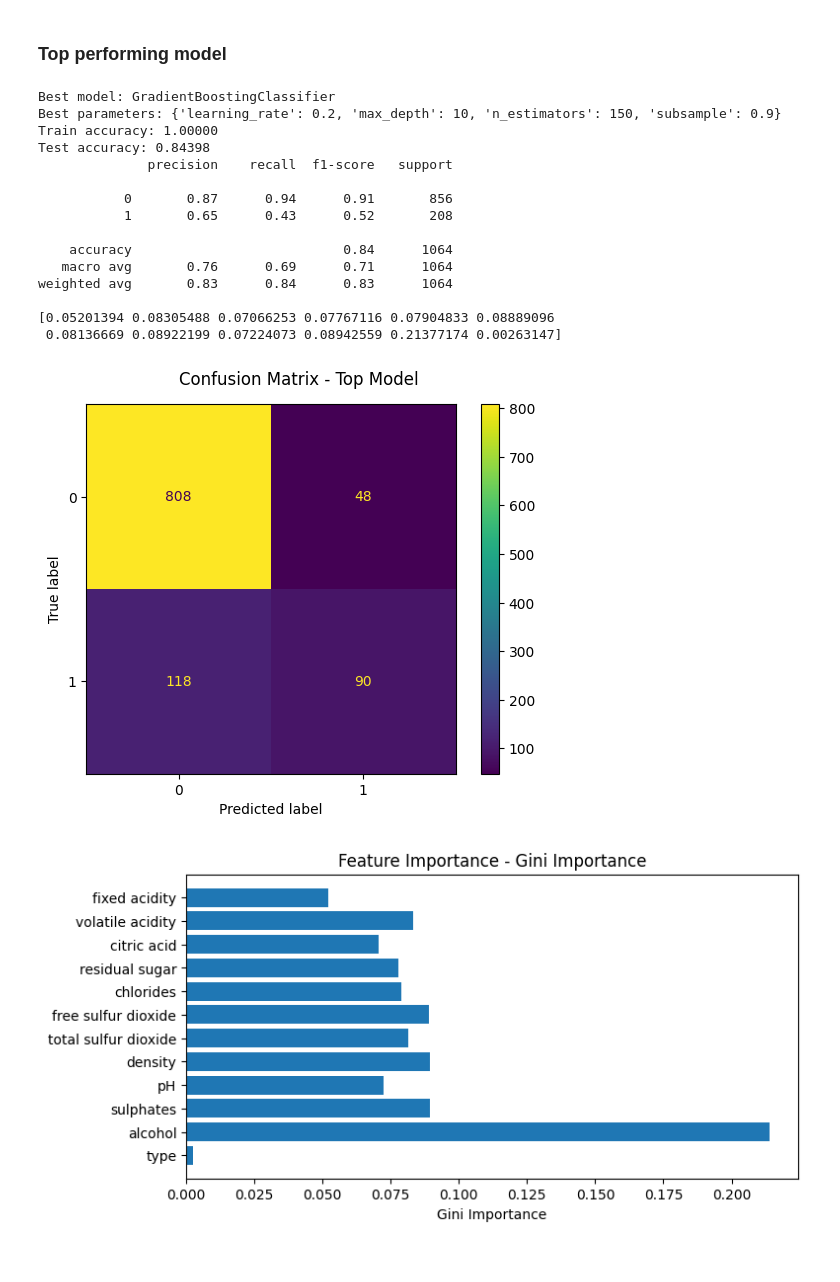
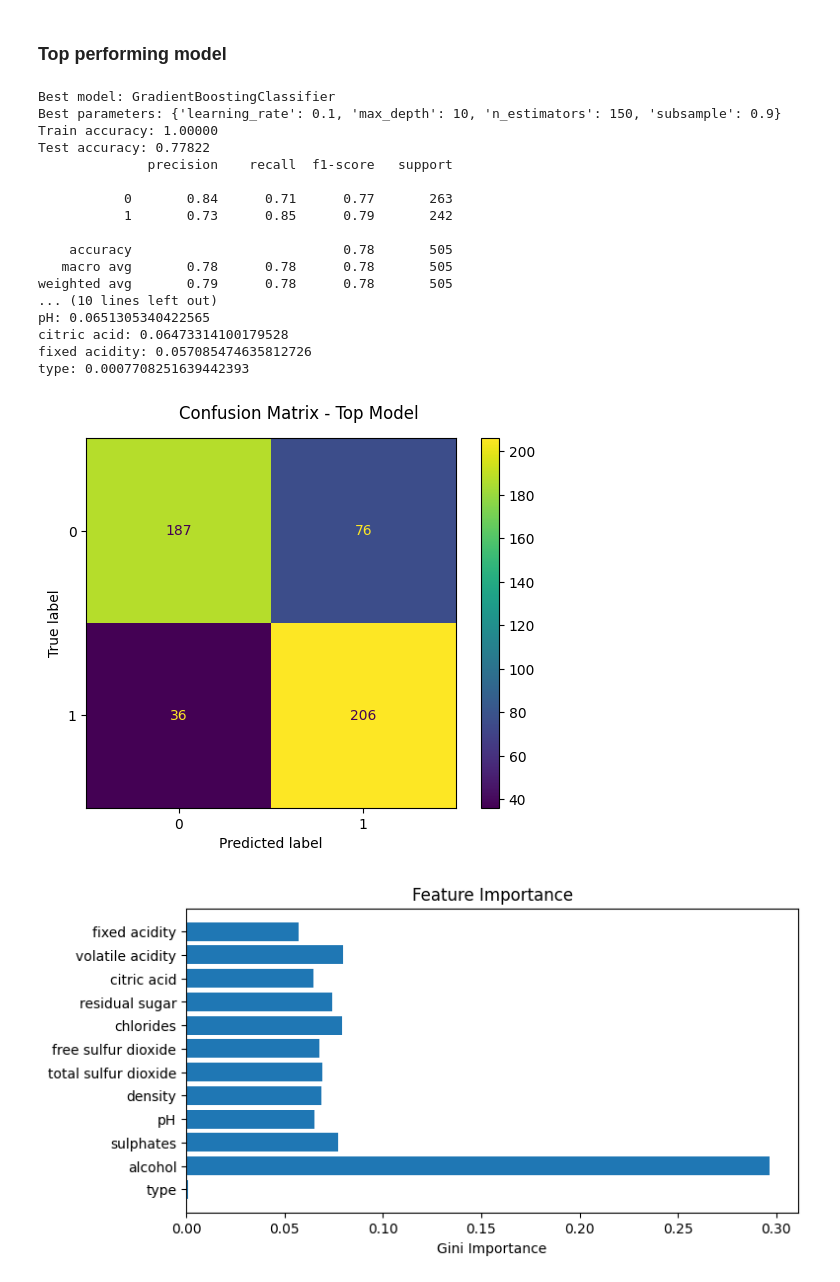
Before and after one commit to addocolo/WineQuality, a Jupyter notebook: Wine Quality Final.ipynb, the cells around one changed output. Drawn from its saved outputs; the diff is of its cells as text; code cells hidden in the pictures.

```diff
--- a/Wine Quality Final.ipynb
+++ b/Wine Quality Final.ipynb
@@ -225,20 +215,32 @@ Each model was chosen to offer a mix of linear, tree-based, and instance-based a
 # %%
 clf_models = {
-    'Logistic Regression': LogisticRegression(),
-    'Random Forest Classifier': RandomForestClassifier(random_state=42),
+    'Logistic Regression': LogisticRegression(class_weight='balanced'),
+    'Random Forest Classifier': RandomForestClassifier(class_weight='balanced', random_state=42),
     'KNN Classifier': KNeighborsClassifier(),
     'Gradient Boosting Classifier': GradientBoostingClassifier(random_state=42)
 }
 
+from sklearn.metrics import precision_score, recall_score, f1_score, auc, roc_auc_score, precision_recall_curve
 for model_name, model in clf_models.items():
-    model.fit(X_train, y_train)
+    if model_name == 'KNN Classifier':
+        model.fit(X_train, y_train)
+    else:
+        model.fit(X_train, y_train) #, sample_weight=weights)
 
     yp_train = model.predict(X_train)
     yp_test = model.predict(X_test)
 
     print(f"{model_name}:")
-    print(f"\ttrain accuracy: {accuracy_score(y_train, yp_train):.5f}")
-    print(f"\ttest accuracy:  {accuracy_score(y_test, yp_test):.5f}")
+    accuracy = accuracy_score(y_test, yp_test)
+    precision = precision_score(y_test, yp_test)
+    recall = recall_score(y_test, yp_test)
+    f1 = f1_score(y_test, yp_test)
+    roc_auc = roc_auc_score(y_test, yp_test)
+    print(f"\tAccuracy:   {accuracy:.5f}")
+    print(f"\tPrecision:  {precision:.5f}")
+    print(f"\tRecall:     {recall:.5f}")
+    print(f"\tF1 score:   {f1:.5f}")
+    print(f"\tROC-AUC:    {roc_auc:.5f}")
     print()
 # %% [output]
 Logistic Regression:
@@ -323,7 +334,7 @@ import time
 for name, info in clf_grid.items():
     start = time.time()
     print(f"Running {name} grid search", end='')
-    grid = GridSearchCV(info['base_model'], param_grid=info['param_grid'], return_train_score=True, cv=kf, n_jobs=n_jobs, verbose=3, scoring='accuracy')
+    grid = GridSearchCV(info['base_model'], param_grid=info['param_grid'], return_train_score=True, cv=kf, n_jobs=n_jobs, scoring='f1')
     grid.fit(X_train, y_train)
     info['grid'] = grid
     print(f"... {time.time()-start:0.2f}s")
@@ -386,14 +407,15 @@ After identifying the best-performing model overall, we conducted a detailed ana
 # %%
 # Top models by type
 print("Top Models of Each Type:")
-display(classifier_df.loc[classifier_df.groupby('model')['mean_test_score'].idxmax()].head())
+classifier_df = classifier_df.sort_values('mean_test_score', ascending=False)
+display(classifier_df.loc[classifier_df.groupby('model')['mean_test_score'].idxmax()].sort_values('mean_test_score', ascending=False).head())
 
 # Box plot of model performance by type
 plt.figure(figsize=(10, 6))
 sns.boxplot(x='model', y='mean_test_score', data=classifier_df)
-plt.title(f'Box Plot of {kf.get_n_splits()}-fold Mean Test Accuracy Scores - Classifiers')
+plt.title(f'Box Plot of {kf.get_n_splits()}-fold Mean F1 Scores - Classifiers')
 plt.xlabel('Model')
-plt.ylabel('Mean Test Accuracy')
+plt.ylabel('Mean F1')
 plt.show()
 # %% [output]
 Top Models of Each Type:
@@ -413,45 +435,49 @@ model_clf.set_params(**best_clf_params).fit(X_train, y_train)
 
 # Predict
 yp_train = model_clf.predict(X_train)
 yp_test = model_clf.predict(X_test)
 
 # Report model performance on train and test sets
 print(f"Best model: {type(model_clf).__name__}")
 print(f"Best parameters: {clf_grid[best_clf_name]['grid'].best_params_}")
 print(f"Train accuracy: {accuracy_score(y_train, yp_train):.5f}")
 print(f"Test accuracy: {accuracy_score(y_test, yp_test):.5f}")
 print(classification_report(y_test, yp_test))
+print()
 
 # Display test results in confusion matrix
 cm = confusion_matrix(y_test, yp_test)
 cmd = ConfusionMatrixDisplay(cm).plot();
 plt.suptitle("Confusion Matrix - Top Model", y=0.95)
 
 # Bar plot of feature importance from best model
-print(model_clf.feature_importances_)
 importances = model_clf.feature_importances_
-feature_imp_df = pd.DataFrame({'Feature': features, 'Gini Importance': importances}).sort_values('Gini Importance', ascending=False)
+for f, imp in sorted(zip(features, model_clf.feature_importances_), key=lambda x: x[1], reverse=True):
+    print(f"{f}: {imp:.5f}")
+feature_imp_df = pd.DataFrame({'Feature': features, 'Importance': importances}).sort_values('Importance', ascending=False)
 plt.figure(figsize=(8, 4))
 plt.barh(features, importances)
 plt.xlabel('Gini Importance')
-plt.title('Feature Importance - Gini Importance')
+plt.title('Feature Importance')
 plt.gca().invert_yaxis()  # Invert y-axis for better visualization
 plt.show()
 # %% [output]
 Best model: GradientBoostingClassifier
-Best parameters: {'learning_rate': 0.2, 'max_depth': 10, 'n_estimators': 150, 'subsample': 0.9}
+Best parameters: {'learning_rate': 0.1, 'max_depth': 10, 'n_estimators': 150, 'subsample': 0.9}
 Train accuracy: 1.00000
-Test accuracy: 0.84398
+Test accuracy: 0.77822
               precision    recall  f1-score   support
 
-           0       0.87      0.94      0.91       856
-           1       0.65      0.43      0.52       208
+           0       0.84      0.71      0.77       263
+           1       0.73      0.85      0.79       242
 
-    accuracy                           0.84      1064
-   macro avg       0.76      0.69      0.71      1064
-weighted avg       0.83      0.84      0.83      1064
-
-[0.05201394 0.08305488 0.07066253 0.07767116 0.07904833 0.08889096
- 0.08136669 0.08922199 0.07224073 0.08942559 0.21377174 0.00263147]
+    accuracy                           0.78       505
+   macro avg       0.78      0.78      0.78       505
+weighted avg       0.79      0.78      0.78       505
+... (10 lines left out)
+pH: 0.0651305340422565
+citric acid: 0.06473314100179528
+fixed acidity: 0.057085474635812726
+type: 0.0007708251639442393
-[figure, old version]
+[figure, new version]
-[figure, old version]
+[figure, new version]
```
Also changed, not shown: parts of 27 cells of this notebook.
